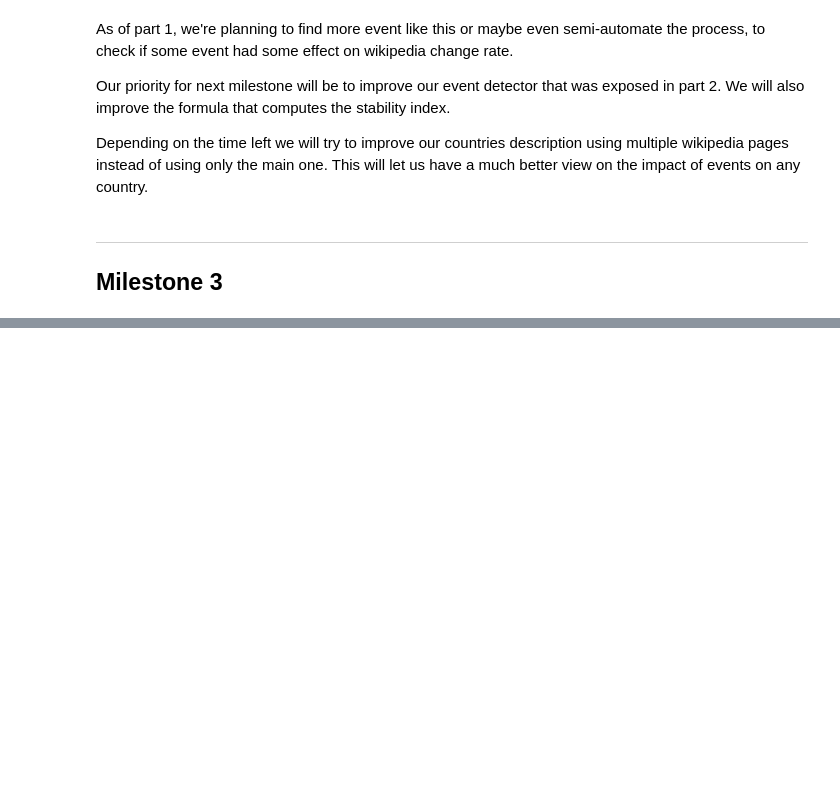
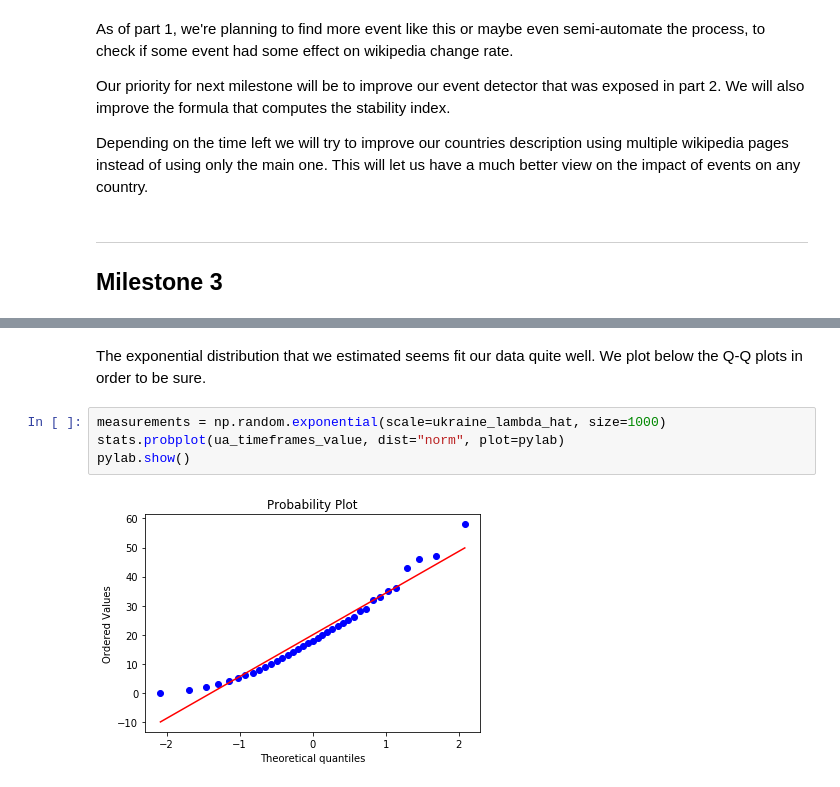
Before and after one commit to Amaumaury/ada-2017, a Jupyter notebook: project/Milestone2.ipynb, the cells around one changed output, grey strips where cells are left out. Saved outputs shown, nothing was run; the diff lists cells and outputs as text; blank space fills up the shorter version.

```diff
--- a/project/Milestone2.ipynb
+++ b/project/Milestone2.ipynb
@@ -538,0 +593,8 @@ ukraine_edits_dates = list(map(lambda revision: revision['timestamp'], response)
+# %% [markdown]
+The exponential distribution that we estimated seems fit our data quite well. We plot below the Q-Q plots in order to be sure.
+# %%
+measurements = np.random.exponential(scale=ukraine_lambda_hat, size=1000)
+stats.probplot(ua_timeframes_value, dist="norm", plot=pylab)
+pylab.show()
+# %% [output]
+[figure, added]
```
Also changed, not shown: parts of 63 cells of this notebook, 1 other file.
